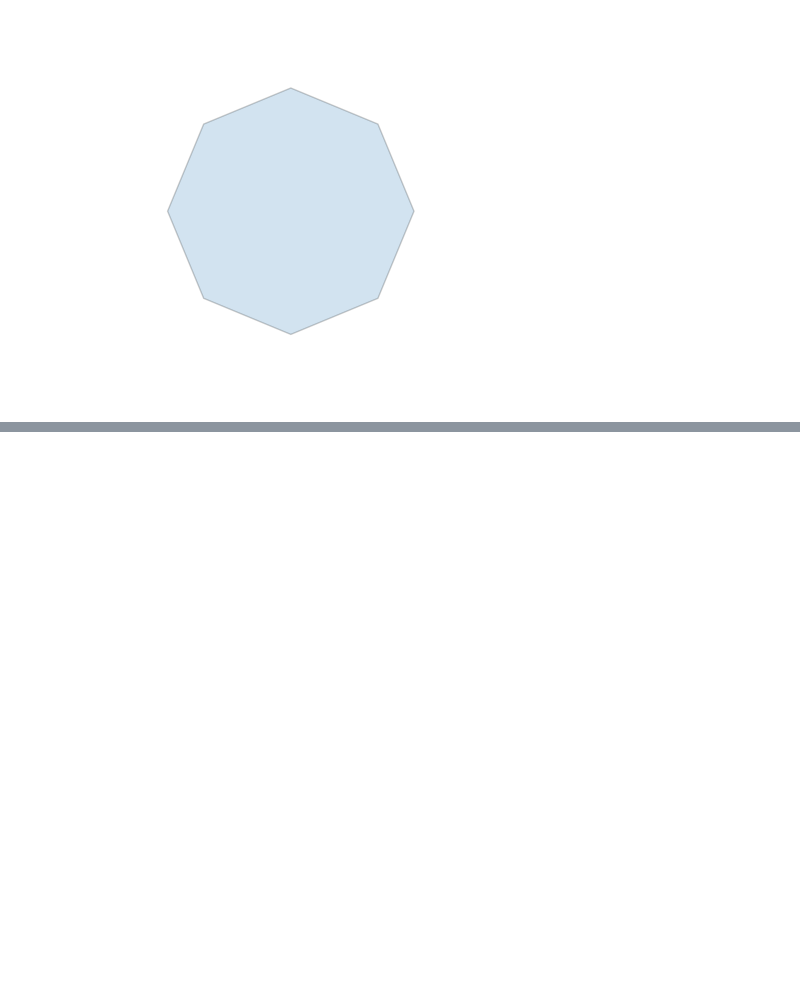
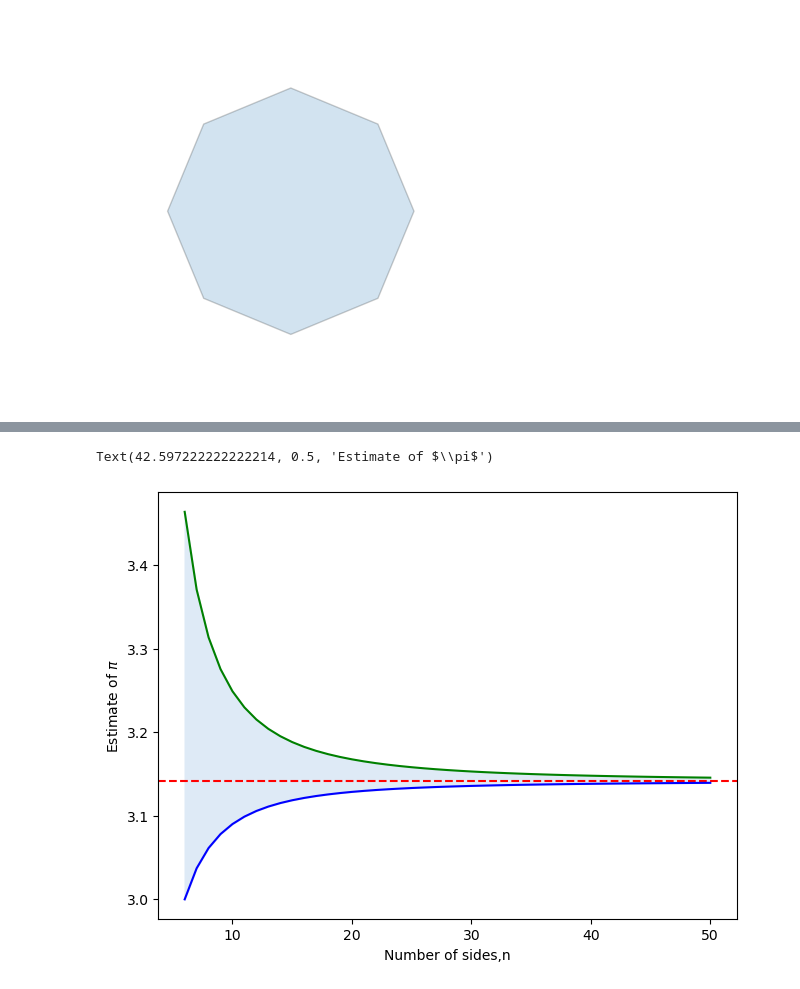
Before and after one commit to Arch-jyh/iris_books, a Jupyter notebook: book3/03.ipynb, the cells around one changed output, grey strips where cells are left out. Drawn from its saved outputs; the diff is of its cells as text; code cells hidden in the pictures; blank space fills up the shorter version.

```diff
--- a/book3/03.ipynb
+++ b/book3/03.ipynb
@@ -30,0 +62,21 @@ for num_vertices in [3,4,5,6,7,8]:
+# %%
+n_start = 6
+n_stop = 50
+# %%
+n_array = np.linspace(n_start,n_stop,n_stop - n_start + 1)
+# %%
+pi_lower_b = np.sin(np.pi/n_array) * n_array
+pi_upper_b = np.tan(np.pi/n_array) * n_array
+# %%
+fig,ax = plt.subplots()
+
+plt.axhline(y = np.pi,color = 'r',ls = '--')
+plt.plot(n_array,pi_lower_b,color = 'b')
+plt.plot(n_array,pi_upper_b,color = 'g')
+plt.fill_between(n_array,pi_lower_b,pi_upper_b,color = '#DEEAF6')
+plt.tight_layout()
+plt.xlabel('Number of sides,n')
+plt.ylabel(r'Estimate of $\pi$')
+# %% [output]
+Text(42.597222222222214, 0.5, 'Estimate of $\\pi$')
+[figure, added]
```
Also changed, not shown: parts of 8 cells of this notebook, 3 other files.
